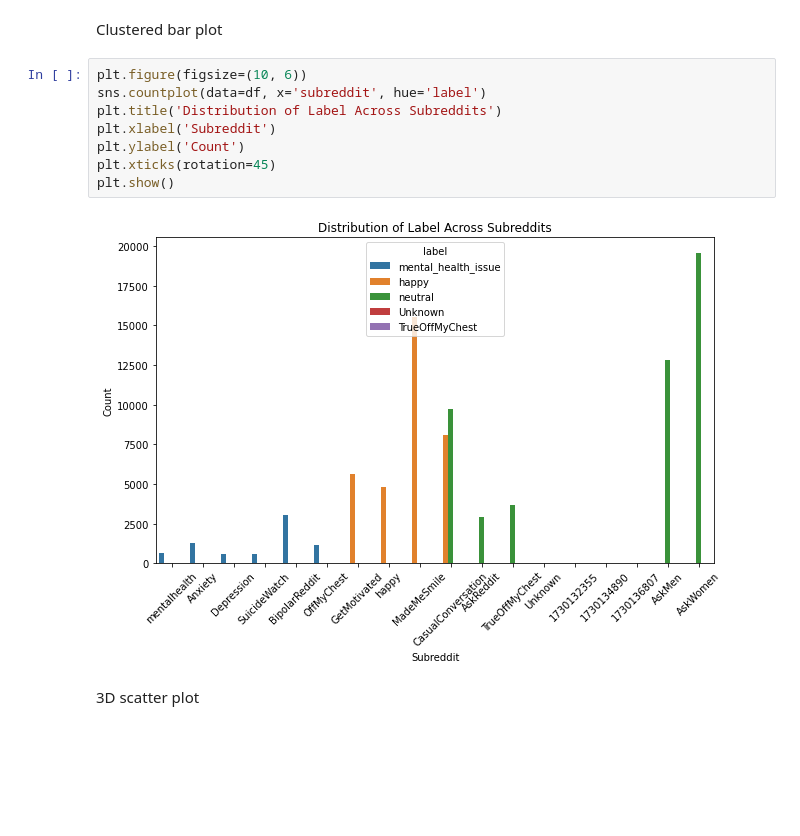
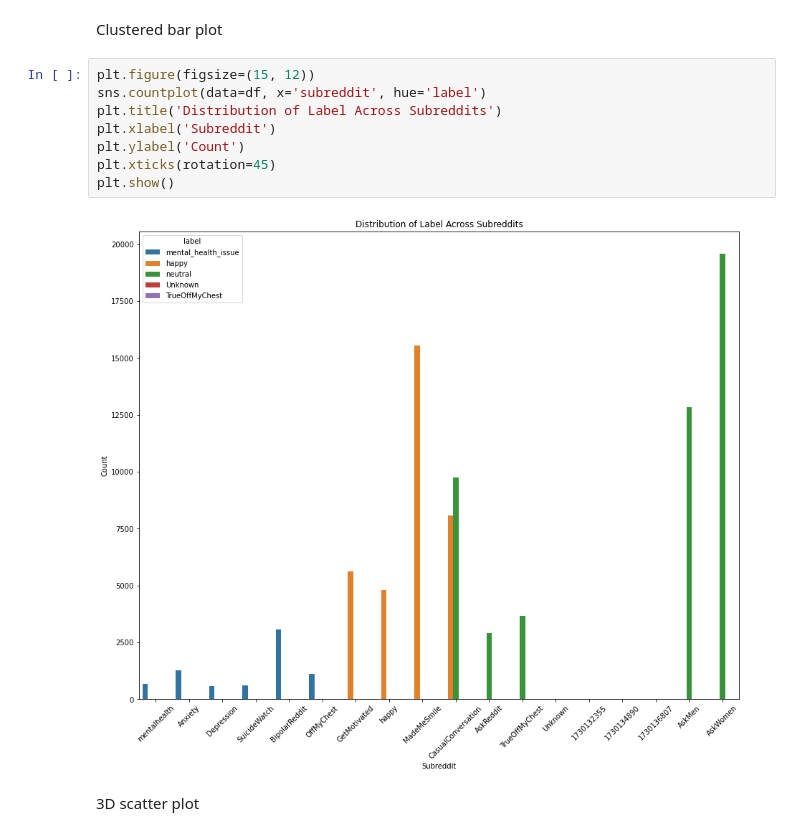
Before and after one commit to CynthiaJerono/Phase_5_Project, a Jupyter notebook: Bestina.ipynb, the cells around one changed output. Cells and saved outputs as stored; diff of their text form; blank space fills up the shorter version.

```diff
--- a/Bestina.ipynb
+++ b/Bestina.ipynb
@@ -282,15 +283,15 @@ plt.show()
 # %% [markdown]
 Clustered bar plot
 # %%
-plt.figure(figsize=(10, 6))
+plt.figure(figsize=(15, 12))
 sns.countplot(data=df, x='subreddit', hue='label')
 plt.title('Distribution of Label Across Subreddits')
 plt.xlabel('Subreddit')
 plt.ylabel('Count')
 plt.xticks(rotation=45)
 plt.show()
 # %% [output]
-[figure, old version]
+[figure, new version]
 # %% [markdown]
 3D scatter plot
 # %%
```
Also changed, not shown: parts of 3 cells of this notebook.
